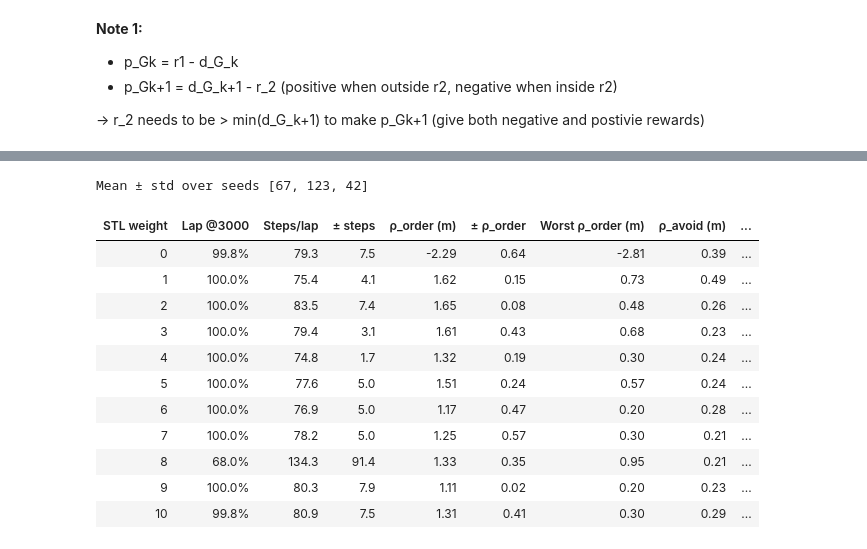
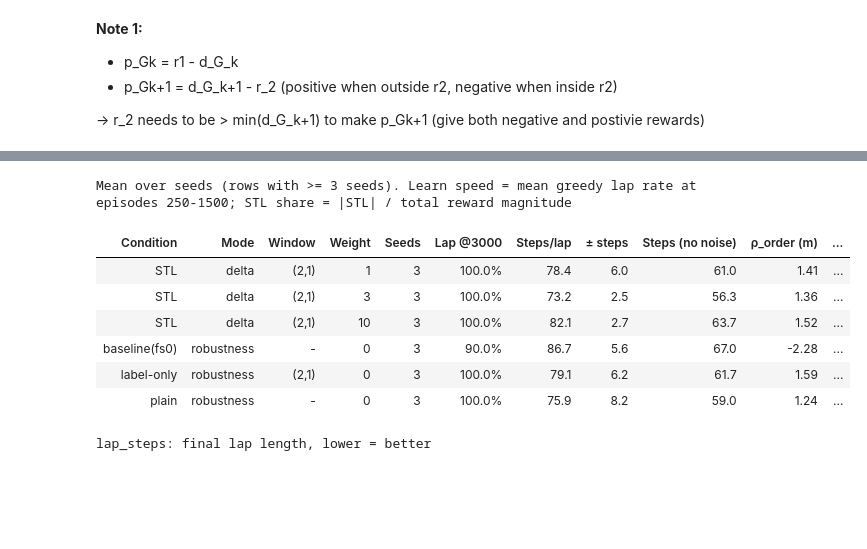
Before and after one commit to VIP-Team-AIDA3/RL_planner, a Jupyter notebook: RL Tutorial/Demo Results/tune-weights.ipynb, the cells around one changed output, grey strips where cells are left out. Drawn from its saved outputs; the diff is of its cells as text; code cells hidden in the pictures; blank space fills up the shorter version.

Commit message:
Approach 3 implementation w/ BHNR window-based robustness calculation

```diff
--- a/RL Tutorial/Demo Results/tune-weights.ipynb
+++ b/RL Tutorial/Demo Results/tune-weights.ipynb
@@ -201,44 +304,46 @@ Training took 692s wall (11414s of training)
 # %%
-lap_col = f"Lap @{SETTINGS['episodes']}"
+import os
+from analyze_sweep import compare, load, summarize
 
-per_seed = pd.DataFrame(runs).sort_values(["stl_order", "seed"]).reset_index(drop=True)
+RESULTS_PATH = globals().get("RESULTS_PATH", "results.jsonl")   # set by the sweep cell above
+if not os.path.exists(RESULTS_PATH) or os.path.getsize(RESULTS_PATH) == 0:
+    print(f"No results in {RESULTS_PATH} yet. Run the sweep cell above first; if it raised an error, fix that and rerun it.")
+else:
+    runs = load(RESULTS_PATH)
+    have = sorted(int(e) for e in runs["episodes"].unique())
+    runs = runs[runs["episodes"] == SETTINGS["episodes"]]
+    if runs.empty:
+        print(f"{RESULTS_PATH} has no runs with {SETTINGS['episodes']} episodes (it has: {have}). "
+              "Results are only comparable at the same episode count.")
+    else:
+        results = summarize(runs)
+        results = results[results["n_seeds"] >= 3].sort_values(["cond", "mode", "window_len", "overlap", "w"])
+        results["window"] = [f"({a},{b})" if c_ == "STL" or c_ == "label-only" else "-" for a, b, c_ in
+                             zip(results["window_len"], results["overlap"], results["cond"])]
+        table = results[["cond", "mode", "window", "w", "n_seeds", "lap_rate", "lap_steps", "lap_steps_sd", "noisefree_lap_steps",
+                         "rho_order", "rho_avoidance", "lap@1000", "auc_1500", "ep_to_90", "train_s", "stl_share"]].rename(columns={
+            "cond": "Condition", "mode": "Mode", "window": "Window", "w": "Weight", "n_seeds": "Seeds", "lap_rate": f"Lap @{SETTINGS['episodes']}",
+            "lap_steps": "Steps/lap", "lap_steps_sd": "± steps", "noisefree_lap_steps": "Steps (no noise)", "rho_order": "ρ_order (m)",
+            "rho_avoidance": "ρ_avoid (m)", "lap@1000": "Lap @1000", "auc_1500": "Learn speed", "ep_to_90": "Eps to 90%",
+            "train_s": "Train s", "stl_share": "STL share"})
 
-results = (per_seed.groupby("stl_order")
-           .agg(lap_rate=("lap_rate", "mean"),
-                lap_steps=("lap_steps", "mean"), lap_steps_std=("lap_steps", "std"),
-                rho_order=("rho_order", "mean"), rho_order_std=("rho_order", "std"),
-                rho_order_min=("rho_order_min", "min"),
-                rho_avoidance=("rho_avoidance", "mean"), rho_avoidance_min=("rho_avoidance_min", "min"),
-                states=("states", "mean"), train_s=("train_s", "mean"))
-           .reset_index()
-           .rename(columns={"stl_order": "STL weight", "lap_rate": lap_col,
-                            "lap_steps": "Steps/lap", "lap_steps_std": "± steps",
-                            "rho_order": "ρ_order (m)", "rho_order_std": "± ρ_order",
-                            "rho_order_min": "Worst ρ_order (m)",
-                            "rho_avoidance": "ρ_avoid (m)", "rho_avoidance_min": "Worst ρ_avoid (m)",
-                            "states": "States", "train_s": "Train s"}))
+        print(f"Mean over seeds (rows with >= 3 seeds). Learn speed = mean greedy lap rate at episodes 250-1500; STL share = |STL| / total reward magnitude")
+        show(table, formats={f"Lap @{SETTINGS['episodes']}": "{:.1%}", "Lap @1000": "{:.0%}", "Steps/lap": "{:.1f}", "± steps": "{:.1f}",
+                         "Steps (no noise)": "{:.1f}", "ρ_order (m)": "{:.2f}", "ρ_avoid (m)": "{:.2f}", "Learn speed": "{:.2f}",
+                         "Eps to 90%": "{:.0f}", "Train s": "{:.0f}", "STL share": "{:.1%}", "Weight": "{:.4g}"},
+             gradients=[("Steps/lap", "magma_r"), ("Learn speed", "magma")])
 
-print(f"Mean ± std over seeds {seeds}")
-display(results.style
-        .format({lap_col: "{:.1%}", "Steps/lap": "{:.1f}", "± steps": "{:.1f}",
-                 "ρ_order (m)": "{:.2f}", "± ρ_order": "{:.2f}", "Worst ρ_order (m)": "{:.2f}",
-                 "ρ_avoid (m)": "{:.2f}", "Worst ρ_avoid (m)": "{:.2f}", "States": "{:.0f}", "Train s": "{:.0f}"},
-                na_rep="-")
-        .background_gradient(subset=[lap_col], cmap="magma", vmin=0, vmax=1)
-        .background_gradient(subset=["Steps/lap"], cmap="magma_r")
-        .background_gradient(subset=["ρ_order (m)"], cmap="magma")
-        .hide(axis="index"))
+        # Welch t per STL arm vs plain Q-learning and vs its matching label-only control (|t| < 2 is roughly seed noise)
+        for metric, note in [("lap_steps", "final lap length, lower = better"), ("auc_1500", "learning speed, higher = better")]:
+            print(f"\n{metric}: {note}")
+            show(compare(runs, metric, min_seeds=5))
 # %% [output]
-Mean ± std over seeds [67, 123, 42]
+Mean over seeds (rows with >= 3 seeds). Learn speed = mean greedy lap rate at episodes 250-1500; STL share = |STL| / total reward magnitude
-| STL weight | Lap @3000 | Steps/lap | ± steps | ρ_order (m) | ± ρ_order | Worst ρ_order (m) | ρ_avoid (m) | ... |
-| 0 | 99.8% | 79.3 | 7.5 | -2.29 | 0.64 | -2.81 | 0.39 | ... |
-| 1 | 100.0% | 75.4 | 4.1 | 1.62 | 0.15 | 0.73 | 0.49 | ... |
-| 2 | 100.0% | 83.5 | 7.4 | 1.65 | 0.08 | 0.48 | 0.26 | ... |
-| 3 | 100.0% | 79.4 | 3.1 | 1.61 | 0.43 | 0.68 | 0.23 | ... |
-| 4 | 100.0% | 74.8 | 1.7 | 1.32 | 0.19 | 0.30 | 0.24 | ... |
-| 5 | 100.0% | 77.6 | 5.0 | 1.51 | 0.24 | 0.57 | 0.24 | ... |
-| 6 | 100.0% | 76.9 | 5.0 | 1.17 | 0.47 | 0.20 | 0.28 | ... |
-| 7 | 100.0% | 78.2 | 5.0 | 1.25 | 0.57 | 0.30 | 0.21 | ... |
-| 8 | 68.0% | 134.3 | 91.4 | 1.33 | 0.35 | 0.95 | 0.21 | ... |
-| 9 | 100.0% | 80.3 | 7.9 | 1.11 | 0.02 | 0.20 | 0.23 | ... |
-| 10 | 99.8% | 80.9 | 7.5 | 1.31 | 0.41 | 0.30 | 0.29 | ... |
+| Condition | Mode | Window | Weight | Seeds | Lap @3000 | Steps/lap | ± steps | Steps (no noise) | ρ_order (m) | ... |
+| STL | delta | (2,1) | 1 | 3 | 100.0% | 78.4 | 6.0 | 61.0 | 1.41 | ... |
+| STL | delta | (2,1) | 3 | 3 | 100.0% | 73.2 | 2.5 | 56.3 | 1.36 | ... |
+| STL | delta | (2,1) | 10 | 3 | 100.0% | 82.1 | 2.7 | 63.7 | 1.52 | ... |
+| baseline(fs0) | robustness | - | 0 | 3 | 90.0% | 86.7 | 5.6 | 67.0 | -2.28 | ... |
+| label-only | robustness | (2,1) | 0 | 3 | 100.0% | 79.1 | 6.2 | 61.7 | 1.59 | ... |
+| plain | robustness | - | 0 | 3 | 100.0% | 75.9 | 8.2 | 59.0 | 1.24 | ... |
+lap_steps: final lap length, lower = better
```
Also changed, not shown: parts of 10 cells of this notebook, 52 other files.
